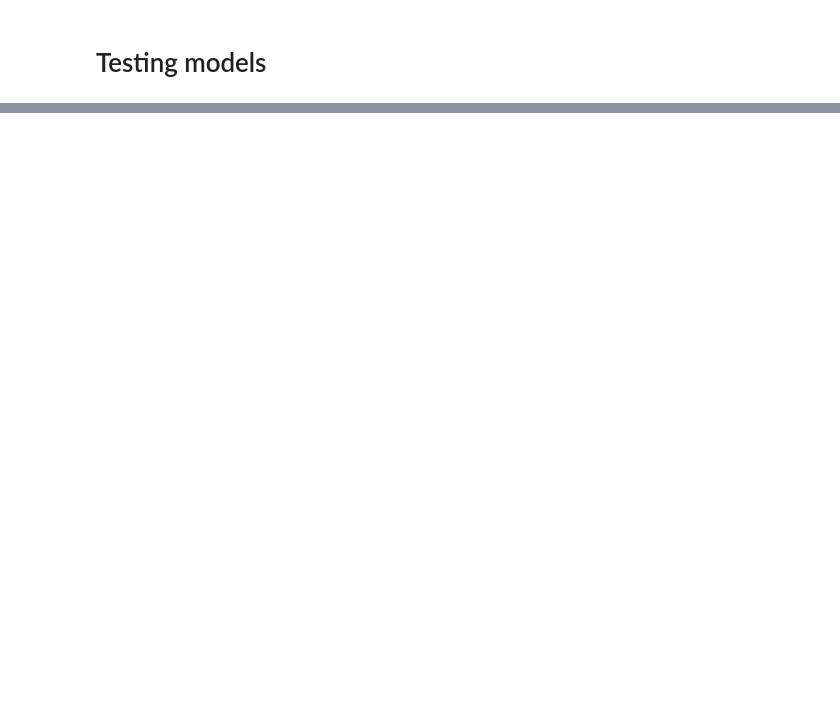
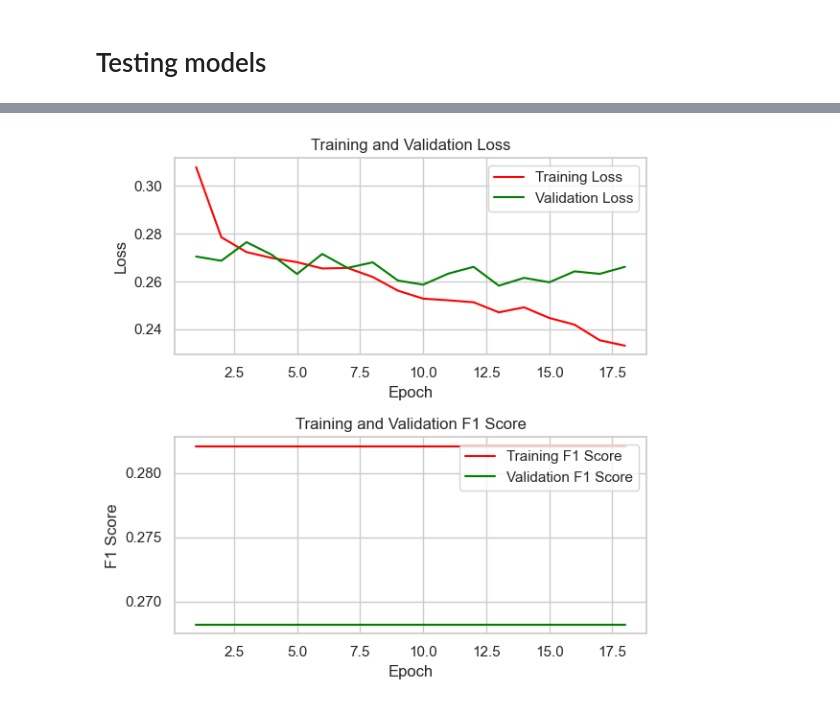
Before and after one commit to Michael-Pytel/Consumer-Loans-Analysis, a Jupyter notebook: notebooks/modeling_validation.ipynb, the cells around one changed output, grey strips where cells are left out. Drawn from its saved outputs; the diff is of its cells as text; code cells hidden in the pictures; blank space fills up the shorter version.

```diff
--- a/notebooks/modeling_validation.ipynb
+++ b/notebooks/modeling_validation.ipynb
@@ -367,0 +439,4 @@ ROC AUC score: 0.8999221746704105
+# %%
+residual_net_classifier = get_simple_model()
+residual_net_classifier.summary()
+history = train_model(residual_net_classifier, X_train, y_train, X_val, y_val)
@@ -367,0 +482,4 @@ ROC AUC score: 0.8999221746704105
+# %%
+plot_history(history)
+# %% [output]
+[figure, added]
```
Also changed, not shown: parts of 61 cells of this notebook, 2 other files.
